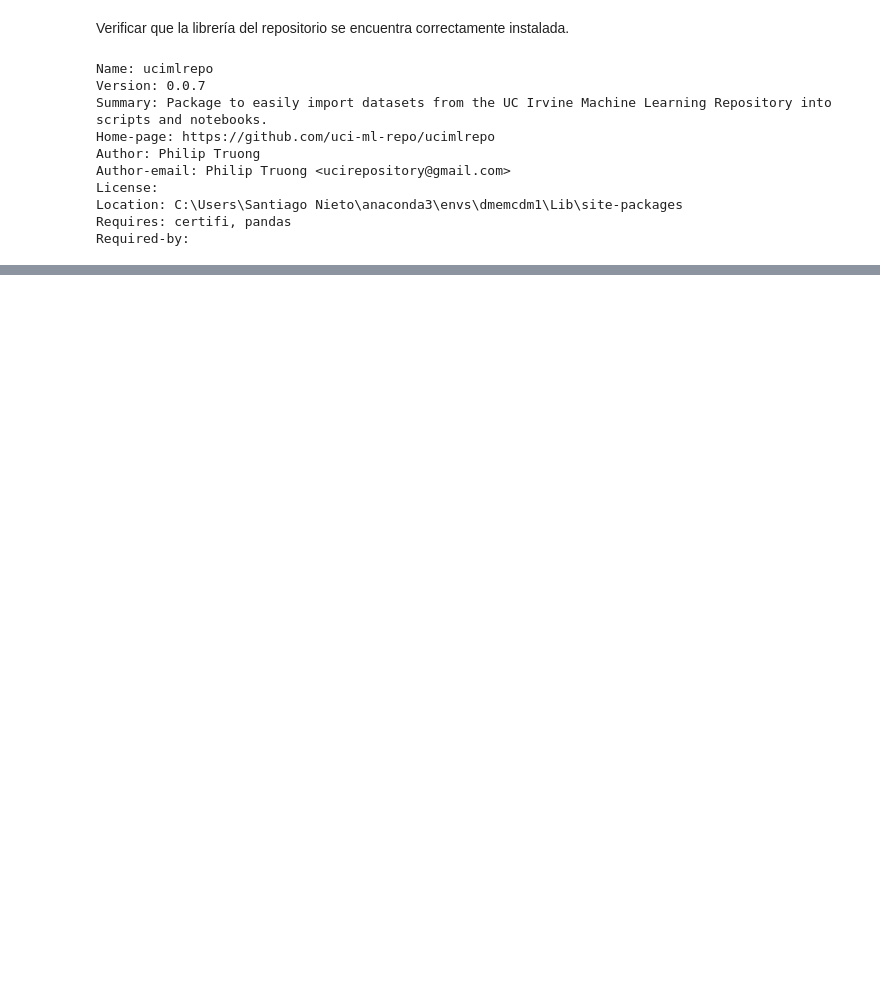
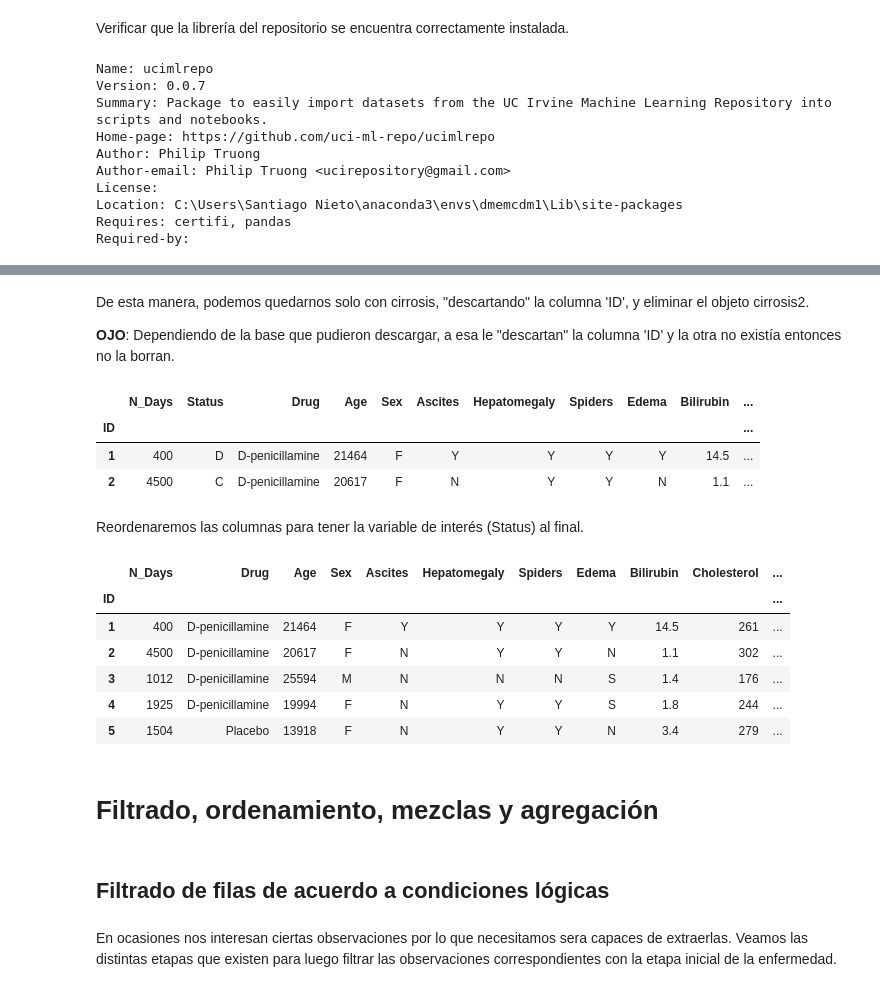
Before and after one commit to Grim1004/DMEMCDM1, a Jupyter notebook: python/cirrosis.ipynb, the cells around one changed output, grey strips where cells are left out. Saved outputs shown, nothing was run; the diff lists cells and outputs as text; code cells hidden in the pictures; blank space fills up the shorter version.

```diff
--- a/python/cirrosis.ipynb
+++ b/python/cirrosis.ipynb
@@ -67,0 +225,13 @@ Required-by:
+# %% [markdown]
+De esta manera, podemos quedarnos solo con cirrosis, "descartando" la columna 'ID', y eliminar el objeto cirrosis2.
+
+**OJO**: Dependiendo de la base que pudieron descargar, a esa le "descartan" la columna 'ID' y la otra no existía entonces no la borran.
+# %%
+# setear columna ID como índice
+cirrosis.set_index('ID', inplace=True)
+cirrosis.head(2)
+# %% [output]
+|  | N_Days | Status | Drug | Age | Sex | Ascites | Hepatomegaly | Spiders | Edema | Bilirubin | ... |
+| ID |  |  |  |  |  |  |  |  |  |  | ... |
+| 1 | 400 | D | D-penicillamine | 21464 | F | Y | Y | Y | Y | 14.5 | ... |
+| 2 | 4500 | C | D-penicillamine | 20617 | F | N | Y | Y | N | 1.1 | ... |
@@ -67,0 +241,20 @@ Required-by:
+# %% [markdown]
+Reordenaremos las columnas para tener la variable de interés (Status) al final.
+# %%
+# De esta manera, podemos quedarnos solo con cirrosis, "descartando" la columna 'ID', y eliminar el objeto cirrosis2.
+cirrosis = cirrosis[[x for x in cirrosis.columns if x != 'Status'] + ['Status']]
+cirrosis.head()
+# %% [output]
+|  | N_Days | Drug | Age | Sex | Ascites | Hepatomegaly | Spiders | Edema | Bilirubin | Cholesterol | ... |
+| ID |  |  |  |  |  |  |  |  |  |  | ... |
+| 1 | 400 | D-penicillamine | 21464 | F | Y | Y | Y | Y | 14.5 | 261 | ... |
+| 2 | 4500 | D-penicillamine | 20617 | F | N | Y | Y | N | 1.1 | 302 | ... |
+| 3 | 1012 | D-penicillamine | 25594 | M | N | N | N | S | 1.4 | 176 | ... |
+| 4 | 1925 | D-penicillamine | 19994 | F | N | Y | Y | S | 1.8 | 244 | ... |
+| 5 | 1504 | Placebo | 13918 | F | N | Y | Y | N | 3.4 | 279 | ... |
+# %% [markdown]
+# Filtrado, ordenamiento, mezclas y agregación
+# %% [markdown]
+## Filtrado de filas de acuerdo a condiciones lógicas
+# %% [markdown]
+En ocasiones nos interesan ciertas observaciones por lo que necesitamos sera capaces de extraerlas. Veamos las distintas etapas que existen para luego filtrar las observaciones correspondientes con la etapa inicial de la enfermedad.
```
Also changed, not shown: parts of 40 cells of this notebook.
